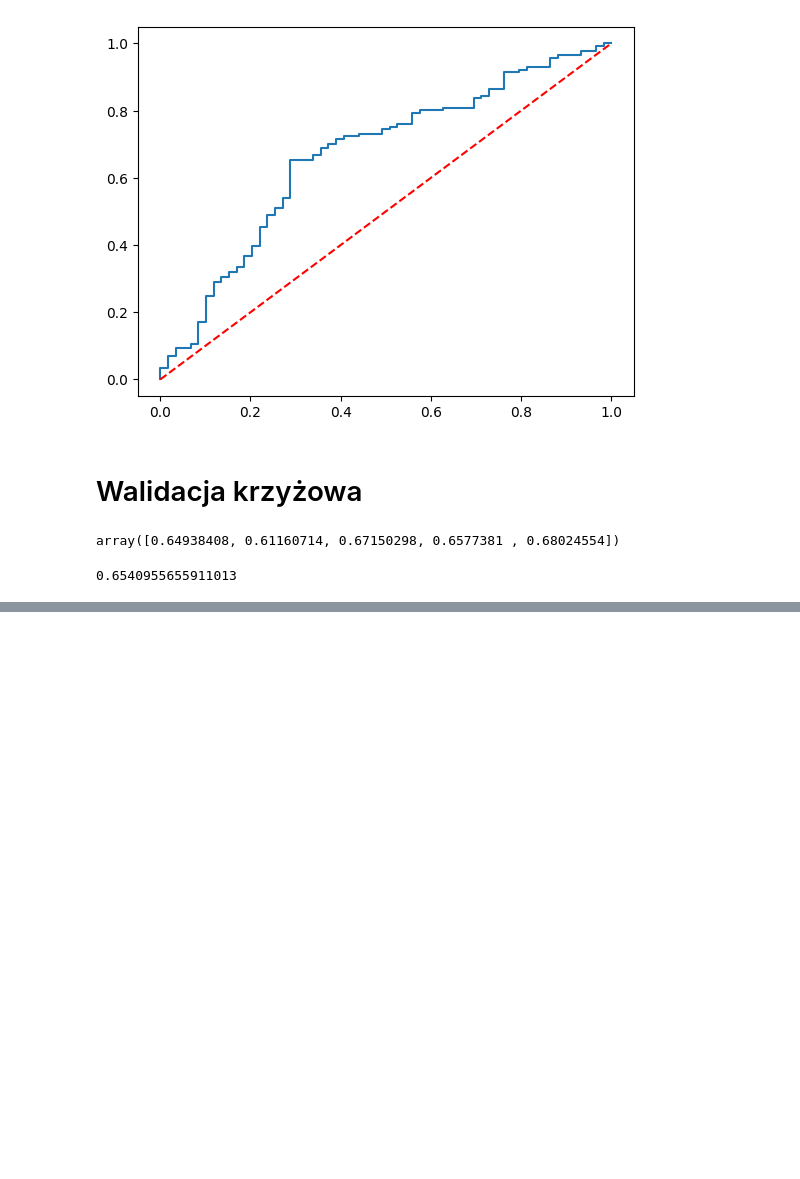
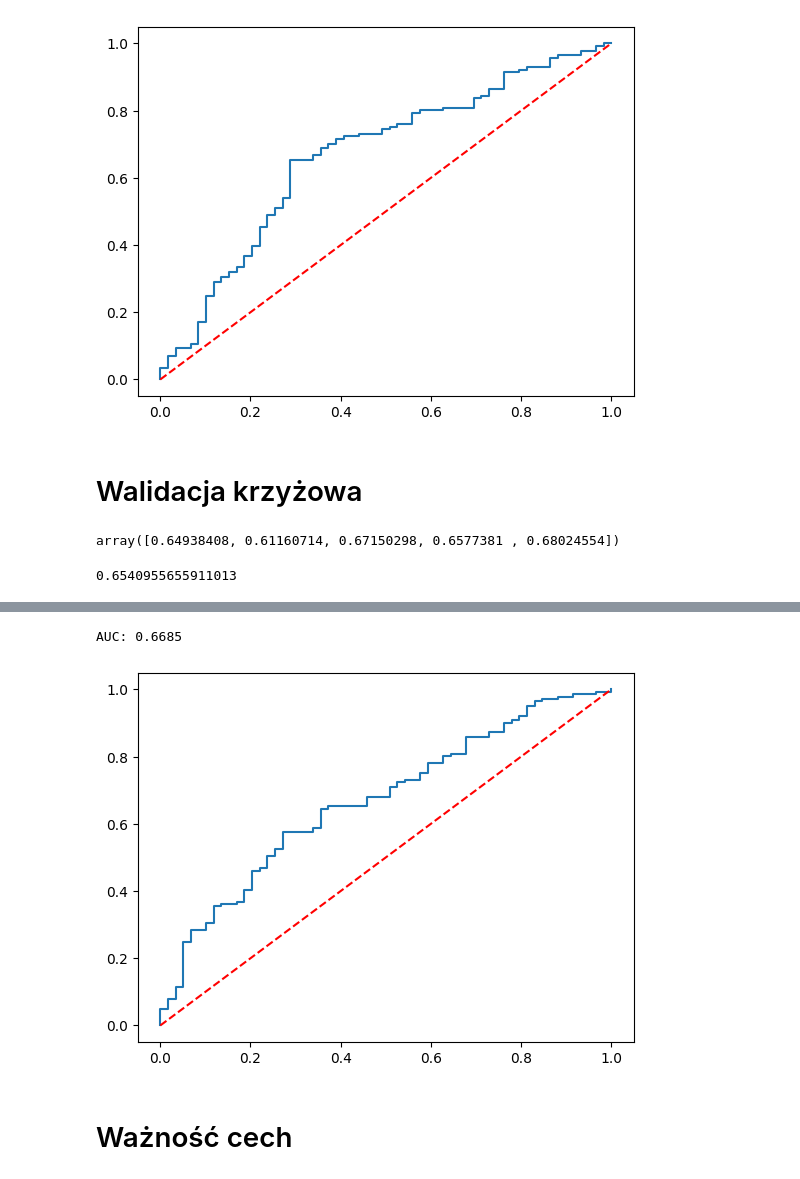
Before and after one commit to lwawrowski/cdv_bigdata, a Jupyter notebook: metody_analizy_przetwarzania_danych/2025_2026/gr1/20260530_klasyfikacja.ipynb, the cells around one changed output, grey strips where cells are left out. Saved outputs shown, nothing was run; the diff lists cells and outputs as text; code cells hidden in the pictures; blank space fills up the shorter version.

```diff
--- a/metody_analizy_przetwarzania_danych/2025_2026/gr1/20260530_klasyfikacja.ipynb
+++ b/metody_analizy_przetwarzania_danych/2025_2026/gr1/20260530_klasyfikacja.ipynb
@@ -320,0 +474,22 @@ print(scores_cv.mean())
+# %%
+param_distributions_rf = {
+    'n_estimators': [100, 300, 500, 1000],
+    'max_depth': [None, 10, 20, 30, 40, 50],
+    'min_samples_split': [2, 5, 10],
+    'min_samples_leaf': [1, 2, 4],
+    'max_features': ['sqrt', 'log2'],
+    'bootstrap': [True, False],
+    'criterion': ['gini', 'entropy']
+}
+
+random_search_rf = RandomizedSearchCV(
+    estimator=RandomForestClassifier(random_state=42),
+    param_distributions=param_distributions_rf,
+    n_iter=200,
+    scoring='roc_auc',
+    cv=5,
+    verbose=1,
+    n_jobs=16
+)
+
+random_search_rf.fit(X_train, y_train)
@@ -320,0 +524,4 @@ print(scores_cv.mean())
+# %%
+clf_rf_best_random = random_search_rf.best_estimator_
+y_pred_test_rf_best_random = clf_rf_best_random.predict(X_test)
+evaluate_model(y_test, y_pred_test_rf_best_random)
@@ -320,0 +538,7 @@ print(scores_cv.mean())
+# %%
+roc_plot(y_test, X_test, clf_rf_best_random)
+# %% [output]
+AUC: 0.6685
+[figure, added]
+# %% [markdown]
+# Ważność cech
```
Also changed, not shown: parts of 30 cells of this notebook, 1 other file.
